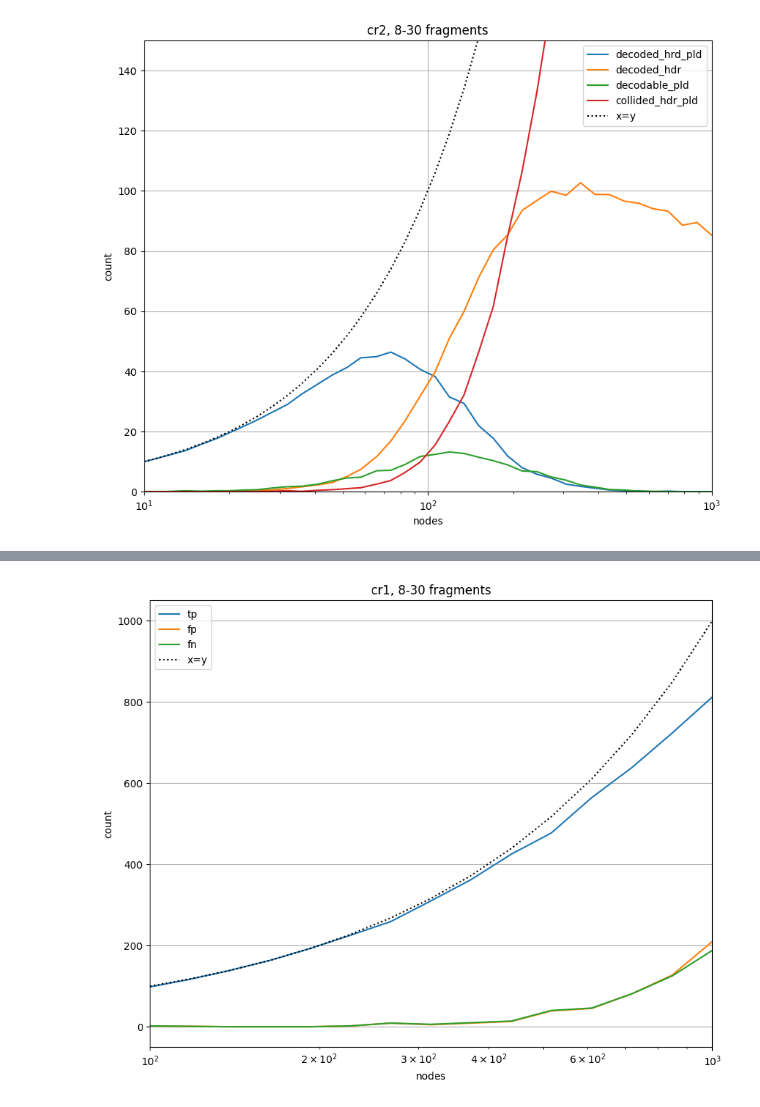
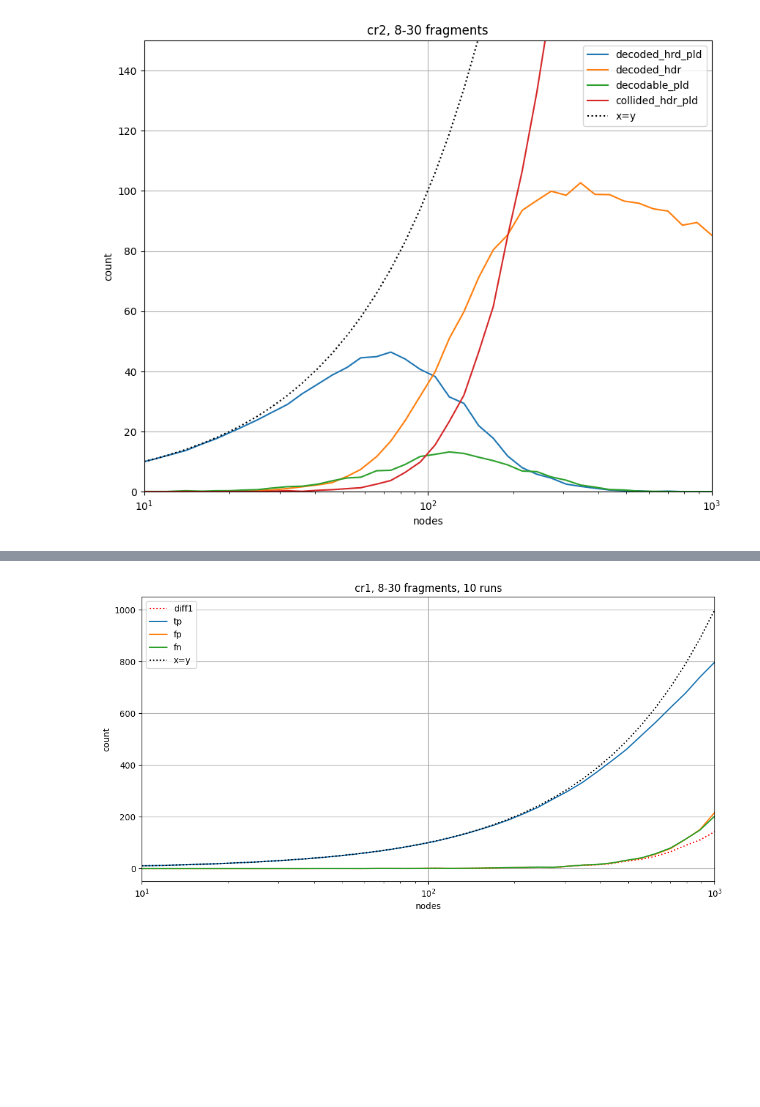
Before and after one commit to diegomm6/lr-fhss_seq-families, a Jupyter notebook: dopplerPlots.ipynb, the cells around one changed output, grey strips where cells are left out. Cells and saved outputs as stored; diff of their text form; code cells hidden in the pictures; blank space fills up the shorter version.

```diff
--- a/dopplerPlots.ipynb
+++ b/dopplerPlots.ipynb
@@ -184,20 +184,20 @@ plt.show()
 # %%
-plt.figure(figsize=(10,8))
+plt.figure(figsize=(12,6))
 
-plt.plot(nodes, data['tp'], label=f'tp')
-plt.plot(nodes, data['fp'], label=f'fp')
-plt.plot(nodes, data['fn'], label=f'fn')
-
+plt.plot(nodes, data['nodrop-cr1-1000p-diff1'], label=f'diff1', color='r', linestyle='dotted')
+plt.plot(nodes, data['nodrop-cr1-1000p-tp'], label=f'tp')
+plt.plot(nodes, data['nodrop-cr1-1000p-fp'], label=f'fp')
+plt.plot(nodes, data['nodrop-cr1-1000p-fn'], label=f'fn')
 plt.plot(nodes, nodes, label=f'x=y', color='k', linestyle='dotted')
 
-plt.title('cr1, 8-30 fragments')
+plt.title('cr1, 8-30 fragments, 10 runs')
 plt.xlabel('nodes')
 plt.xscale('log')
 plt.ylabel('count')
-plt.xlim(1e2,1e3)
-#plt.ylim(0,1.5e2)
+plt.xlim(1e1,1e3)
+#plt.ylim(0,1.5e1)
 plt.grid()
 plt.legend()
 plt.show()
 # %% [output]
-[figure, old version]
+[figure, new version]
```
Also changed, not shown: parts of 4 cells of this notebook, 6 other files.
